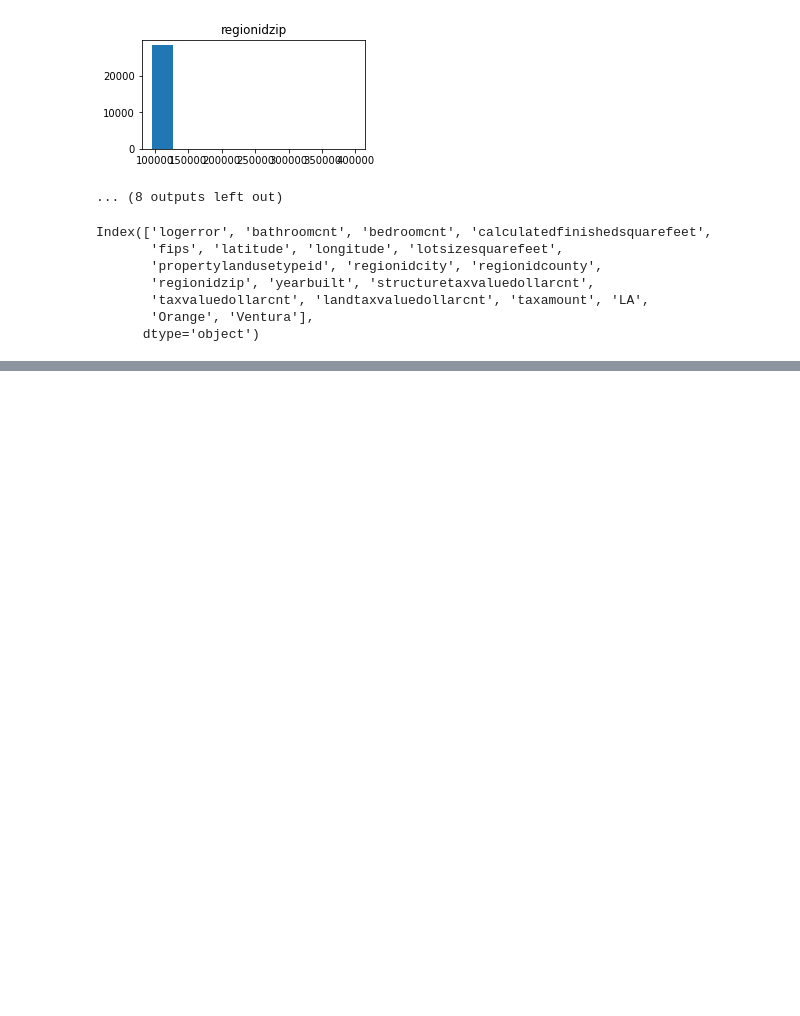
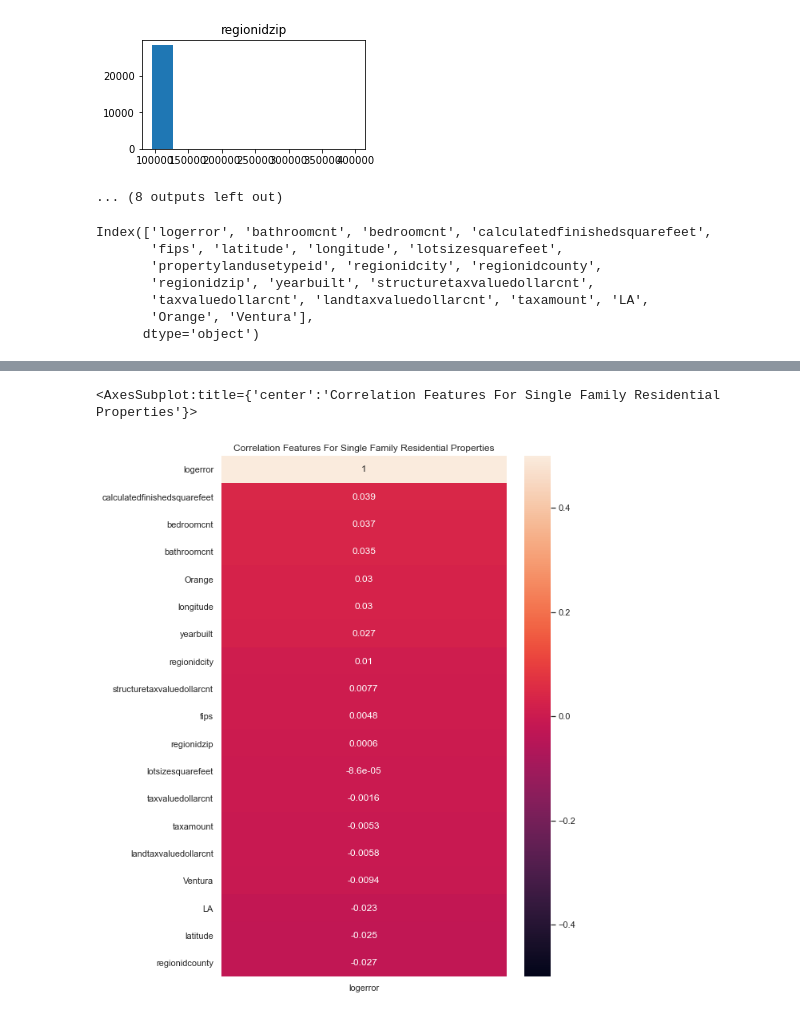
Before and after one commit to jamesallen0351/clustering-project, a Jupyter notebook: scratchpad.ipynb, the cells around one changed output, grey strips where cells are left out. Saved outputs shown, nothing was run; the diff lists cells and outputs as text; code cells hidden in the pictures; blank space fills up the shorter version.

```diff
--- a/scratchpad.ipynb
+++ b/scratchpad.ipynb
@@ -188,0 +231,16 @@ plt.show()
+# %%
+def get_zillow_heatmap(train):
+    '''
+    returns a heatmap and correlations of how each feature relates to logerror
+    '''
+    sns.set()
+    plt.figure(figsize=(8,12))
+    heatmap = sns.heatmap(train.corr()[['logerror']].sort_values(by='logerror', ascending=False), vmin=-.5, vmax=.5, annot=True)
+    heatmap.set_title('Correlation Features For Single Family Residential Properties')
+
+    return heatmap
+# %%
+get_zillow_heatmap(train)
+# %% [output]
+<AxesSubplot:title={'center':'Correlation Features For Single Family Residential Properties'}>
+[figure, added]
```
Also changed, not shown: parts of 11 cells of this notebook, 1 other file.
